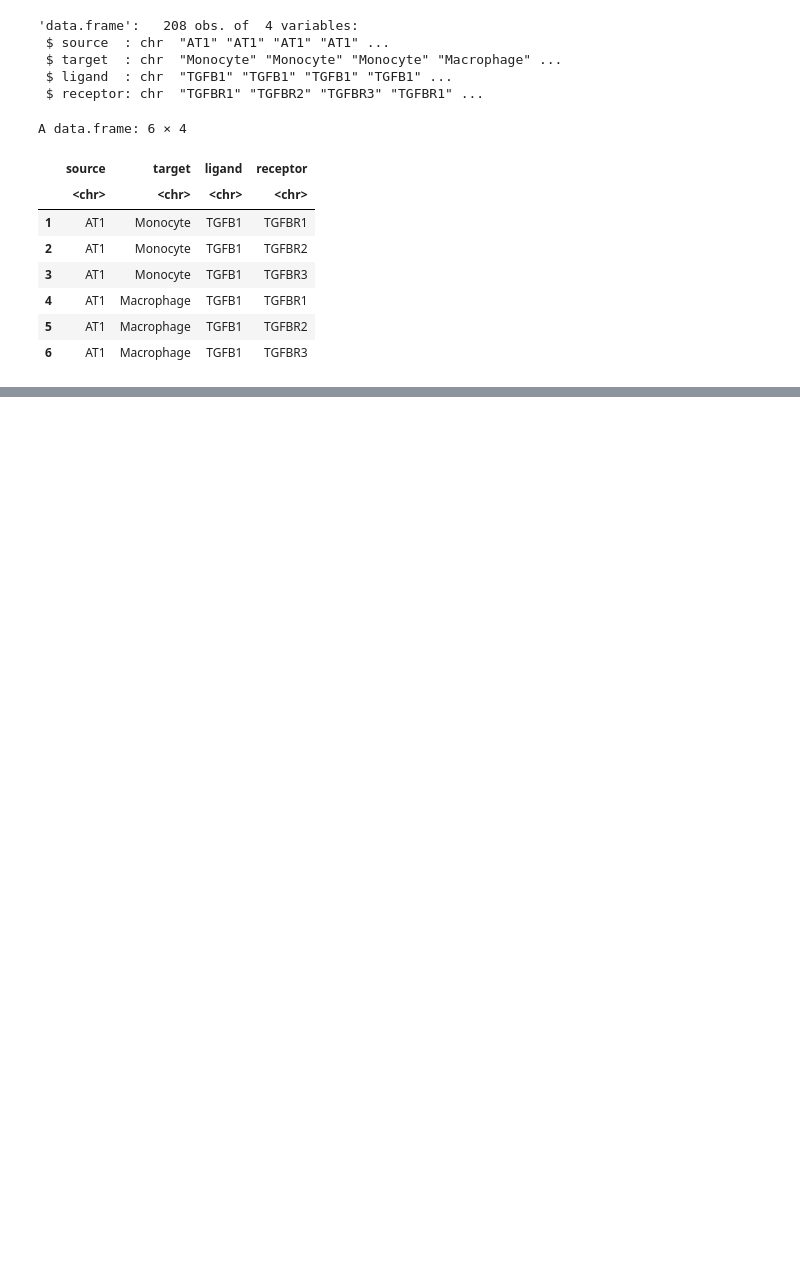
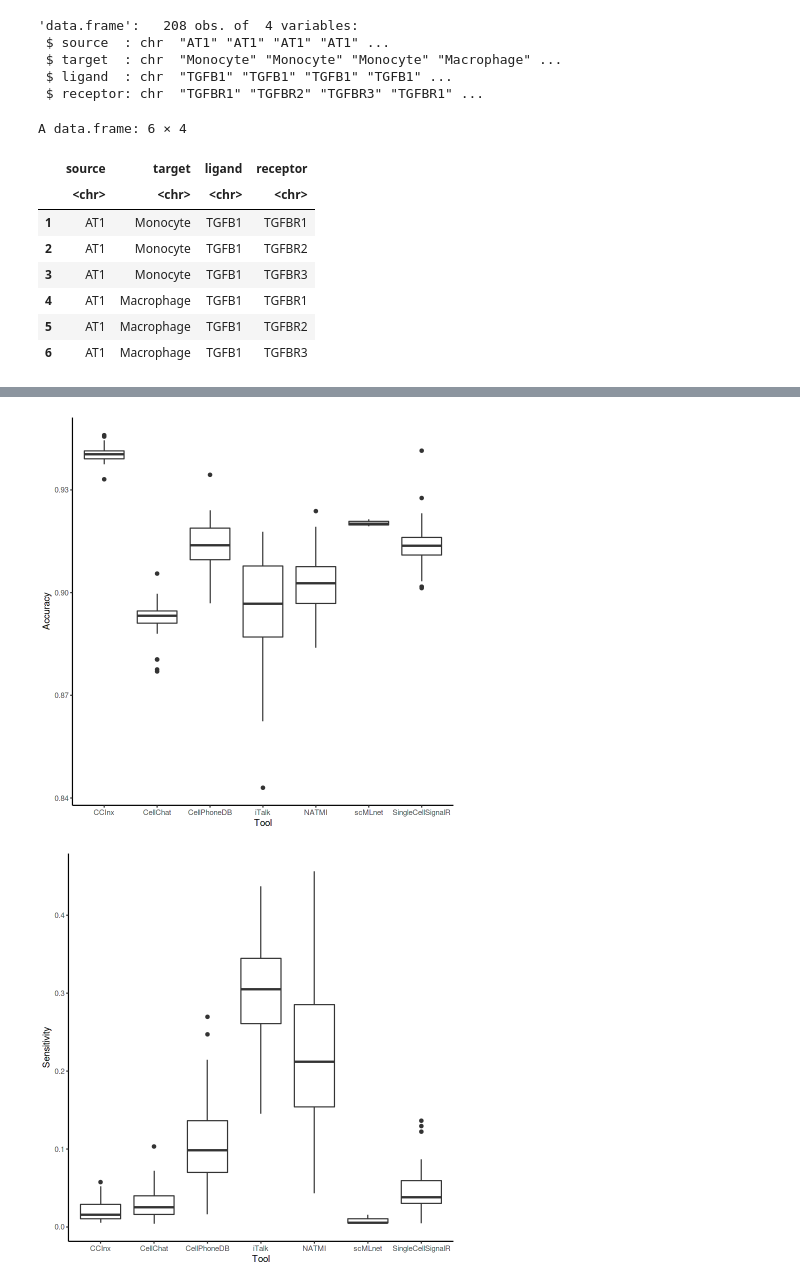
Before and after one commit to mora-lab/cell-cell-interactions, a Jupyter notebook: benchmark-workflow/Workflow.ipynb, the cells around one changed output, grey strips where cells are left out. Cells and saved outputs as stored; diff of their text form; code cells hidden in the pictures; blank space fills up the shorter version.

```diff
--- a/benchmark-workflow/Workflow.ipynb
+++ b/benchmark-workflow/Workflow.ipynb
@@ -1052,0 +845,8 @@ plot3 <- boxplot(Specificity~Tool, spebox)
+# %%
+ssp <- ssp[!(ssp$Sensitivity == 0),] # remove 0 L-R pair predicted results
+ggplot(data=ssp, aes(x=Tool, y=Accuracy)) + geom_boxplot() + theme_classic()
+ggplot(data=ssp, aes(x=Tool, y=Sensitivity)) + geom_boxplot() + theme_classic()
+ggplot(data=ssp, aes(x=Tool, y=Specificity)) + geom_boxplot() + theme_classic()
+# %% [output]
+[figure, added]
+[figure, added]
```
Also changed, not shown: parts of 112 cells of this notebook.
